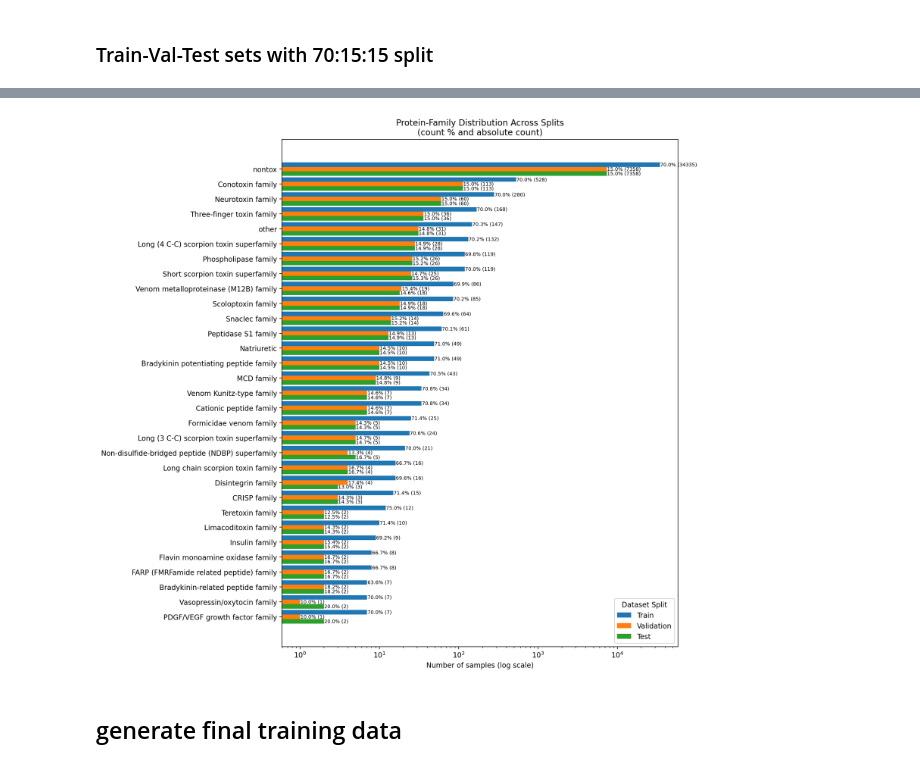
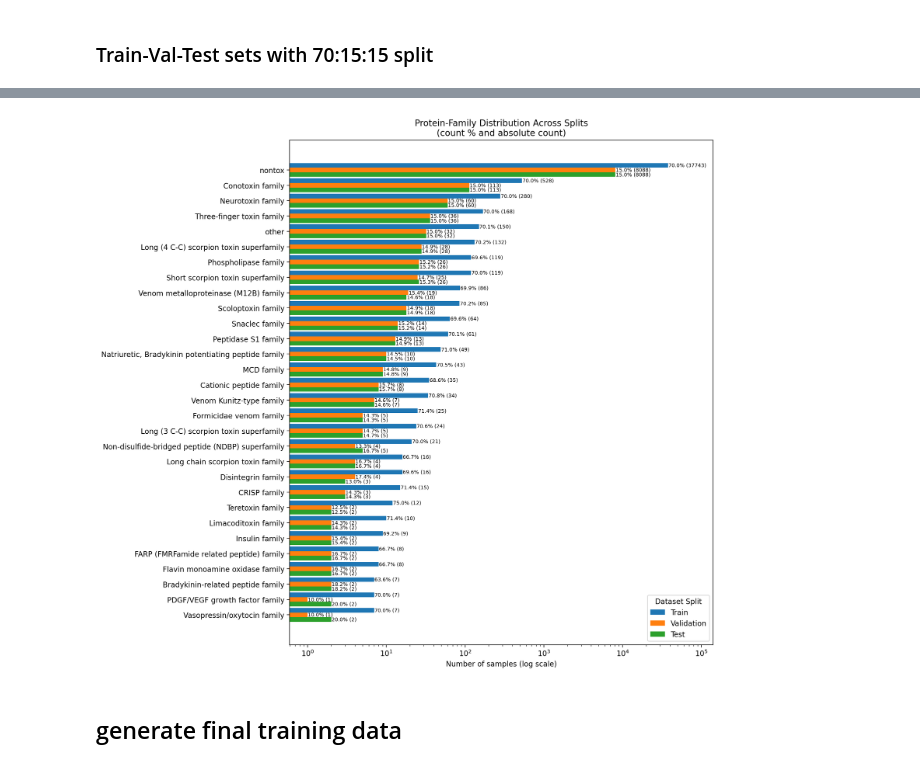
Before and after one commit to Sisistern123/ToxFam, a Jupyter notebook: utils/preprocessing.ipynb, the cells around one changed output, grey strips where cells are left out. Cells and saved outputs as stored; diff of their text form; code cells hidden in the pictures.

Commit message:
reran model for proper redundancy reduction and SP-cutoff

```diff
--- a/utils/preprocessing.ipynb
+++ b/utils/preprocessing.ipynb
@@ -48,7 +44,3 @@ tox['Protein families'] = tox['Protein families'].replace('O1 superfamily', 'Con
 tox['Protein families'] = tox['Protein families'].replace('O2 superfamily', 'Conotoxin O2 superfamily')
 tox['Protein families'] = tox['Protein families'].replace('E superfamily', 'Conotoxin E superfamily')
 tox['Protein families'] = tox['Protein families'].replace('F superfamily', 'Conotoxin F superfamily')
-tox['Protein families'] = tox['Protein families'].replace('Conotoxin M family', 'Conotoxin M superfamily')
-tox['Protein families'] = tox['Protein families'].replace('Conotoxin B2 family', 'Conotoxin B2 superfamily')
-tox['Protein families'] = tox['Protein families'].replace('Conotoxin O1 family', 'Conotoxin O1 superfamily')
-tox['Protein families'] = tox['Protein families'].replace('Conotoxin O2 family', 'Conotoxin O2 superfamily')
@@ -95,0 +47,23 @@ Name: count, dtype: int64
+# %%
+mapping = {
+    r'Conotoxin.*': 'Conotoxin family',
+    r'Neurotoxin.*': 'Neurotoxin family',
+    r'Scoloptoxin.*|Scolopendra.*': 'Scoloptoxin family',
+    r'Caterpillar.*': 'Caterpillar family',
+    r'Teretoxin.*': 'Teretoxin family',
+    r'Limacoditoxin.*': 'Limacoditoxin family',
+    r'Scutigerotoxin.*': 'Scutigerotoxin family',
+    r'Cationic peptide.*': 'Cationic peptide family',
+    r'Formicidae venom.*': 'Formicidae venom family',
+    r'Bradykinin-potentiating peptide family|Natriuretic peptide family|Natriuretic': 'Natriuretic, Bradykinin potentiating peptide family',
+    r'.*phospholipase.*|.*Phospholipase.*': 'Phospholipase family'
+}
+
+# Apply mapping
+for pattern, replacement in mapping.items():
+    tox['Protein families'] = tox['Protein families'].str.replace(pattern, replacement, regex=True)
+
+# everything with less than 10 samples is "other"
+tox["Protein families"] = tox["Protein families"].where(tox["Protein families"].map(tox["Protein families"].value_counts()) >= 10, "other")
+
+tox["Protein families"].value_counts()
@@ -101,10 +93,15 @@ nontox = pd.read_csv('../data/raw/nontox.tsv', sep='\t')
 
 nontox.rename(columns={"Entry": 'identifier'}, inplace=True)
 
-mask = nontox["Sequence"].str.len() <= 1000
+#plt.hist(nontox["Sequence"].str.len(), bins=200, log=True)
+n_top = int(np.ceil(len(nontox["Sequence"].str.len()) * 0.01))
+cutoff_length = nontox["Sequence"].str.len().nlargest(n_top).min()
+
+mask = nontox["Sequence"].str.len() <= cutoff_length
 removed = (~mask).sum()
 
 nontox = nontox[mask].reset_index(drop=True)
 
+print(cutoff_length)
 nontox
 # %% [output]
@@ -538,7 +536,7 @@ Test size: 7815 (15.00%)
 def plot_family_counts_and_pcts_hbar_log(train_df, val_df, test_df, bar_height=0.3):
     # 1) compute absolute counts
     def explode_counts(df):
-        return df['Protein families'].str.split(',').explode().value_counts()
+        return df['Protein families'].value_counts()
     train_ct = explode_counts(train_df)
     val_ct   = explode_counts(val_df)
     test_ct  = explode_counts(test_df)
@@ -560,37 +558,37 @@ def plot_family_counts_and_pcts_hbar_log(train_df, val_df, test_df, bar_height=0
     pcts = counts.div(counts.sum(axis=1), axis=0) * 100
 
     # 5) plotting
-    fig, ax = plt.subplots(figsize=(12, max(6, len(families)*bar_height*1.2)), dpi=200)
+    fig, ax = plt.subplots(figsize=(12, np.maximum(6, len(families)*bar_height*1.2)), dpi=200)
     y = np.arange(len(families))
     splits = ['Train', 'Validation', 'Test']
     offsets = [bar_height, 0, -bar_height]
 
     for off, split in zip(offsets, splits):
         bars = ax.barh(y + off, counts[split], bar_height, label=split)
         for bar, ct, pct in zip(bars, counts[split], pcts[split]):
             if ct > 0:
-                # place label just outside the bar, centered vertically
                 x = bar.get_width() * 1.01
                 y_text = bar.get_y() + bar.get_height() / 2
                 ax.text(
                     x, y_text,
                     f"{pct:.1f}% ({ct})",
                     va='center', ha='left', fontsize=7
                 )
 
     ax.set_xscale('log')
+    x_min, x_max = ax.get_xlim()
+    ax.set_xlim(x_min, x_max * 2.2)
     ax.set_yticks(y)
     ax.set_yticklabels(families)
     ax.set_xlabel("Number of samples (log scale)")
     ax.set_title("Protein-Family Distribution Across Splits\n(count % and absolute count)")
     ax.legend(title="Dataset Split", loc='lower right')
     plt.tight_layout()
     plt.show()
 
-# Usage:
 plot_family_counts_and_pcts_hbar_log(train_df, val_df, test_df)
 # %% [output]
-[figure, old version]
+[figure, new version]
 # %% [markdown]
 ## generate final training data
 # %%
```
Also changed, not shown: parts of 23 cells of this notebook, 15 other files.
